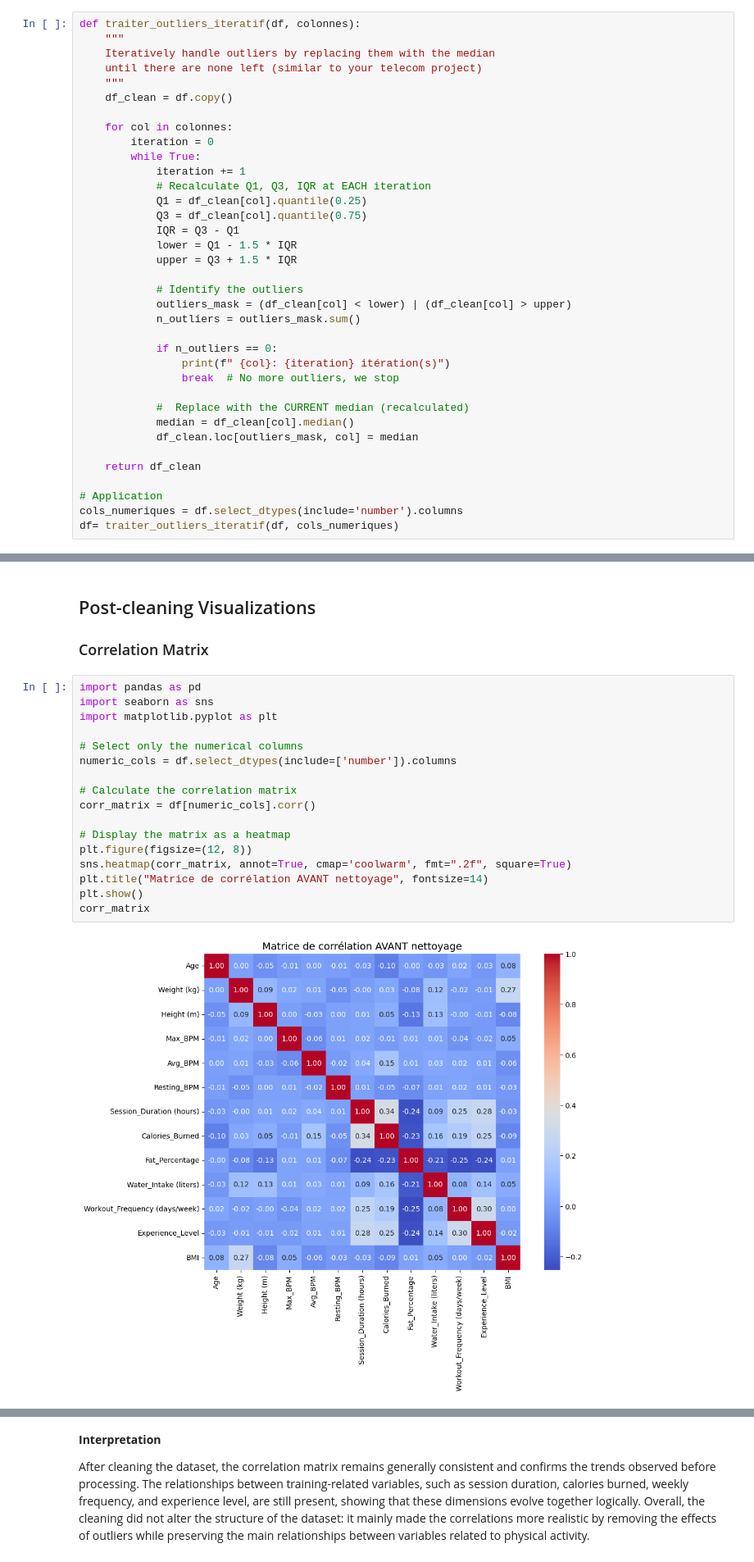
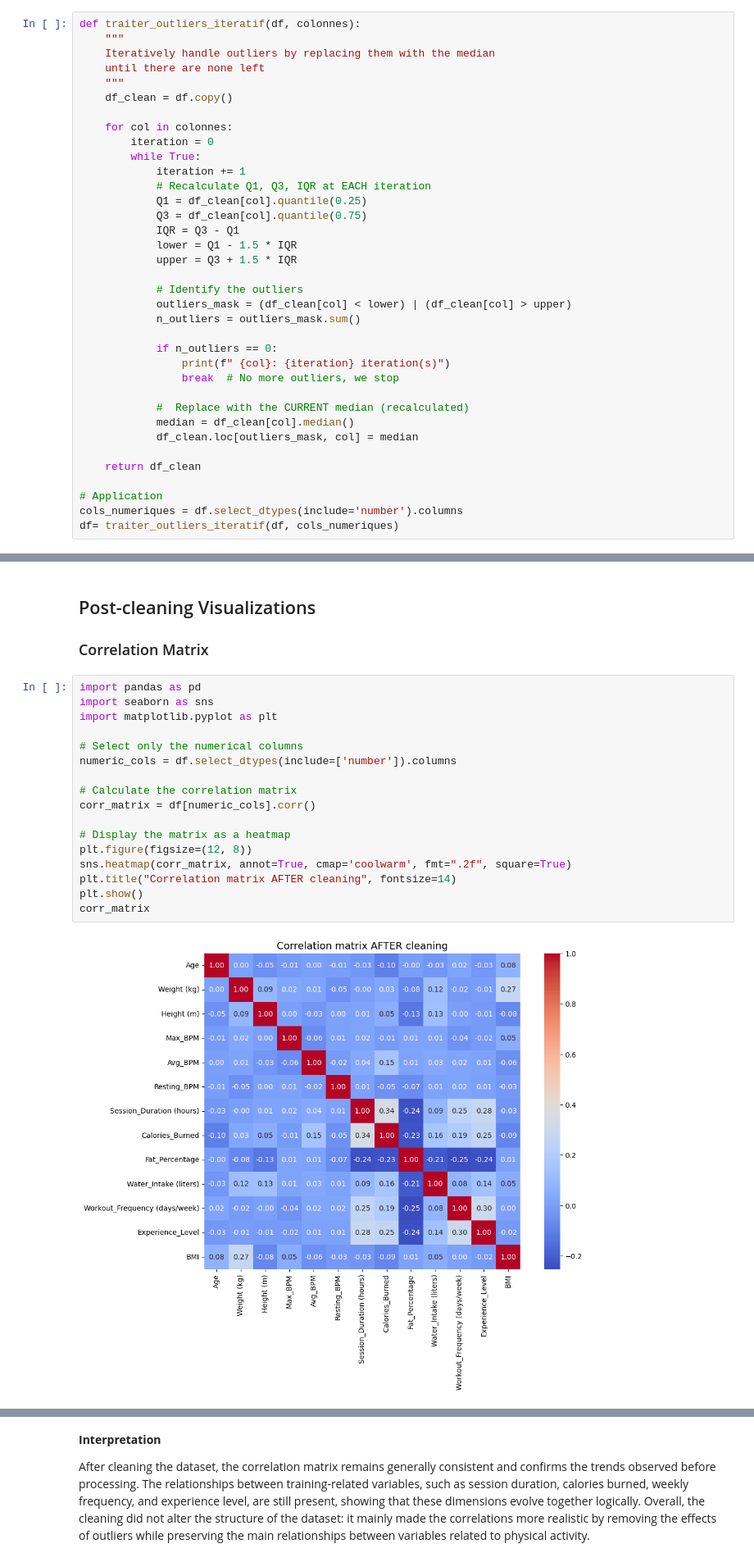
Before and after one commit to MaryaLatif/A4-ML-Project, a Jupyter notebook: main_.ipynb, the cells around one changed output, grey strips where cells are left out. Shown at 82% size. Cells and saved outputs as stored; diff of their text form.

```diff
--- a/main_.ipynb
+++ b/main_.ipynb
@@ -435,7 +440,7 @@ We can therefore say that anomalies are mainly concentrated in variables related
 def traiter_outliers_iteratif(df, colonnes):
     """
     Iteratively handle outliers by replacing them with the median
-    until there are none left (similar to your telecom project)
+    until there are none left
     """
     df_clean = df.copy()
 
@@ -455,7 +460,7 @@ def traiter_outliers_iteratif(df, colonnes):
             n_outliers = outliers_mask.sum()
 
             if n_outliers == 0:
-                print(f" {col}: {iteration} itération(s)")
+                print(f" {col}: {iteration} iteration(s)")
                 break  # No more outliers, we stop
 
             #  Replace with the CURRENT median (recalculated)
@@ -492,22 +497,22 @@ I chose to replace outliers with the median rather than remove them for two main
 # %%
 import pandas as pd
 import seaborn as sns
 import matplotlib.pyplot as plt
 
 # Select only the numerical columns
 numeric_cols = df.select_dtypes(include=['number']).columns
 
 # Calculate the correlation matrix
 corr_matrix = df[numeric_cols].corr()
 
 # Display the matrix as a heatmap
 plt.figure(figsize=(12, 8))
 sns.heatmap(corr_matrix, annot=True, cmap='coolwarm', fmt=".2f", square=True)
-plt.title("Matrice de corrélation AVANT nettoyage", fontsize=14)
+plt.title("Correlation matrix AFTER cleaning", fontsize=14)
 plt.show()
 corr_matrix
 # %% [output]
-[figure, old version]
+[figure, new version]
 |  | Age | Weight (kg) | Height (m) | Max_BPM | Avg_BPM | Resting_BPM | Session_Duration (hours) | ... |
 | Age | 1.000000 | 0.003311 | -0.050396 | -0.012728 | 0.000126 | -0.005157 | -0.030391 | ... |
 | Weight (kg) | 0.003311 | 1.000000 | 0.091315 | 0.024256 | 0.013863 | -0.048654 | -0.002923 | ... |
```
Also changed, not shown: parts of 20 cells of this notebook.
